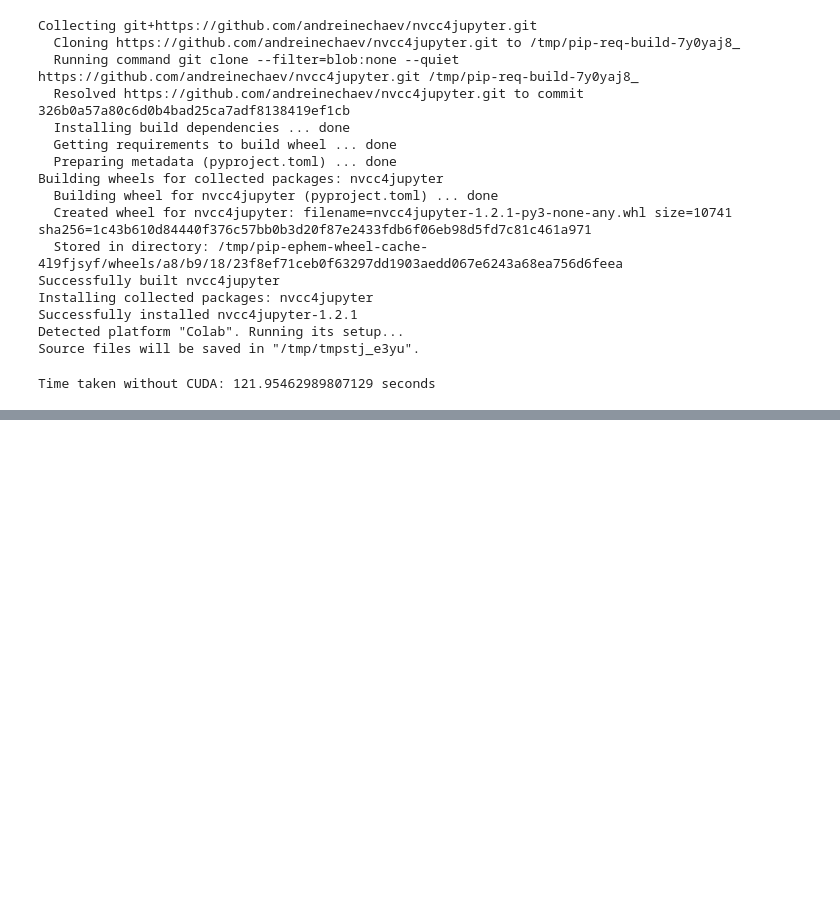
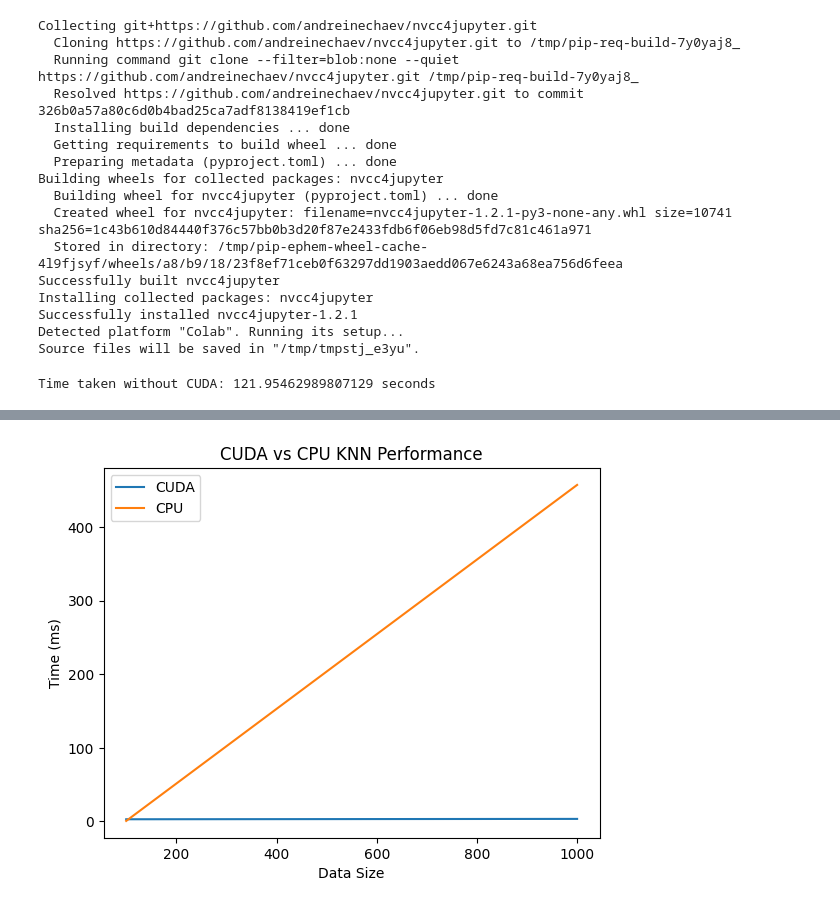
Before and after one commit to hebaashraf21/KNN_K-means_PCA_CUDA_Implementation, a Jupyter notebook: knn.ipynb, the cells around one changed output, grey strips where cells are left out. Drawn from its saved outputs; the diff is of its cells as text; code cells hidden in the pictures; blank space fills up the shorter version.

Commit message:
plot: time vs size comparison between cuda & non-cuda

```diff
--- a/knn.ipynb
+++ b/knn.ipynb
@@ -168,0 +220,17 @@ Time taken with CUDA: 316.148254 milliseconds
+# %%
+import pandas as pd
+import matplotlib.pyplot as plt
+
+# Read the timing results
+data = pd.read_csv('knn_times.csv')
+
+# Plot the results
+plt.plot(data['Size'], data['Time with CUDA'], label='CUDA')
+plt.plot(data['Size'], data['Time without CUDA'], label='CPU')
+plt.xlabel('Data Size')
+plt.ylabel('Time (ms)')
+plt.title('CUDA vs CPU KNN Performance')
+plt.legend()
+plt.show()
+# %% [output]
+[figure, added]
```
Also changed, not shown: parts of 2 cells of this notebook.
